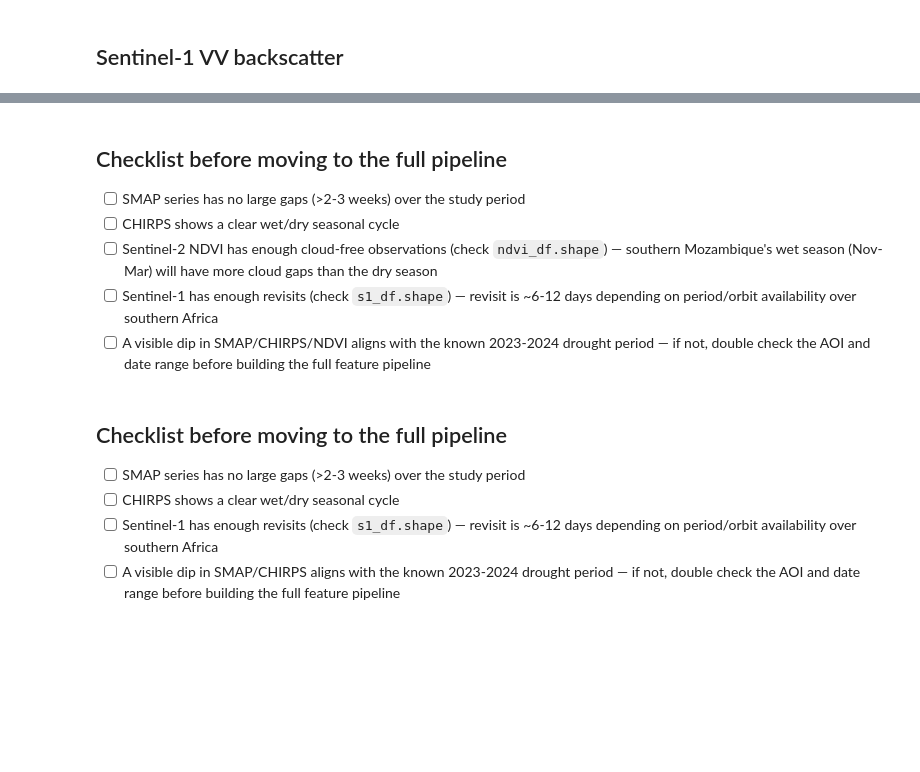
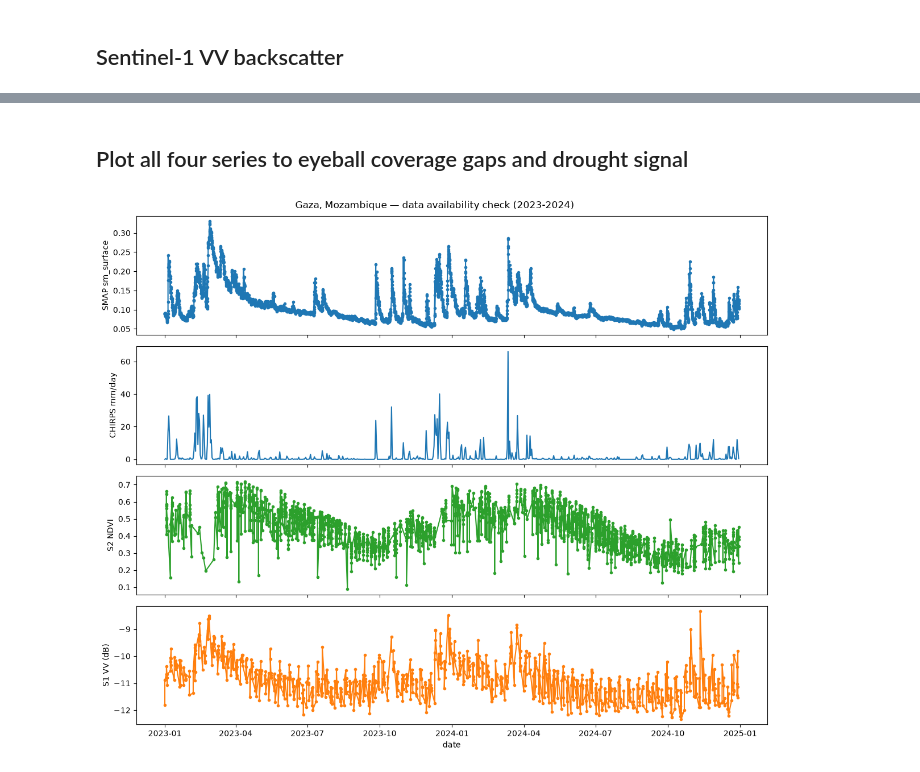
Before and after one commit to heltrakinho07/mz-drought-monitoring, a Jupyter notebook: notebooks/01_data_availability_check.ipynb, the cells around one changed output, grey strips where cells are left out. Cells and saved outputs as stored; diff of their text form; code cells hidden in the pictures; blank space fills up the shorter version.

```diff
--- a/notebooks/01_data_availability_check.ipynb
+++ b/notebooks/01_data_availability_check.ipynb
@@ -21,4 +21,4 @@ ee.Initialize(project="geoprocessamento-426809")
 # %%
 START = "2023-01-01"
 END = "2024-12-31"
-AOI = gx.GAZA_AOI
+AOI = gx.gaza_aoi()
@@ -27,6 +30,6 @@ AOI = gx.GAZA_AOI
 # %%
 smap_df = gx.region_time_series(
-    gx.COLLECTIONS["smap_soil_moisture"], "ssm", AOI, START, END, scale=10000
+    gx.COLLECTIONS["smap_soil_moisture"], "sm_surface", AOI, START, END, scale=10000
 )
 print(smap_df.shape)
 smap_df.head()
@@ -47,2 +74,6 @@ ndvi_df.head()
 # %% [markdown]
 ## Sentinel-1 VV backscatter
+# %%
+s1_df = gx.sentinel1_vv_time_series(AOI, START, END, scale=100)
+print(s1_df.shape)
+s1_df.head()
@@ -49,30 +88,23 @@ ndvi_df.head()
+# %% [markdown]
+## Plot all four series to eyeball coverage gaps and drought signal
 # %%
 fig, axes = plt.subplots(4, 1, figsize=(12, 10), sharex=True)
 
-axes[0].plot(smap_df["date"], smap_df["ssm"], marker=".")
-axes[0].set_ylabel("SMAP ssm")
+axes[0].plot(smap_df["date"], smap_df["sm_surface"], marker=".")
+axes[0].set_ylabel("SMAP sm_surface")
 
 axes[1].plot(chirps_df["date"], chirps_df["precipitation"], color="tab:blue")
 axes[1].set_ylabel("CHIRPS mm/day")
 
 axes[2].plot(ndvi_df["date"], ndvi_df["NDVI"], marker=".", color="tab:green")
 axes[2].set_ylabel("S2 NDVI")
 
 axes[3].plot(s1_df["date"], s1_df["VV"], marker=".", color="tab:orange")
 axes[3].set_ylabel("S1 VV (dB)")
 axes[3].set_xlabel("date")
 
 fig.suptitle("Gaza, Mozambique — data availability check (2023-2024)")
 fig.tight_layout()
 plt.show()
+# %% [output]
+[figure, added]
-# %% [markdown]
-## Checklist before moving to the full pipeline
-
-- [ ] SMAP series has no large gaps (>2-3 weeks) over the study period
-- [ ] CHIRPS shows a clear wet/dry seasonal cycle
-- [ ] Sentinel-2 NDVI has enough cloud-free observations (check `ndvi_df.shape`) — southern
-      Mozambique's wet season (Nov-Mar) will have more cloud gaps than the dry season
-- [ ] Sentinel-1 has enough revisits (check `s1_df.shape`) — revisit is ~6-12 days depending on
-      period/orbit availability over southern Africa
-- [ ] A visible dip in SMAP/CHIRPS/NDVI aligns with the known 2023-2024 drought period — if not,
-      double check the AOI and date range before building the full feature pipeline
@@ -95,9 +110,0 @@ plt.show()
-# %% [markdown]
-## Checklist before moving to the full pipeline
-
-- [ ] SMAP series has no large gaps (>2-3 weeks) over the study period
-- [ ] CHIRPS shows a clear wet/dry seasonal cycle
-- [ ] Sentinel-1 has enough revisits (check `s1_df.shape`) — revisit is ~6-12 days depending on
-      period/orbit availability over southern Africa
-- [ ] A visible dip in SMAP/CHIRPS aligns with the known 2023-2024 drought period — if not,
-      double check the AOI and date range before building the full feature pipeline
```
Also changed, not shown: parts of 9 cells of this notebook, 1 other file.
